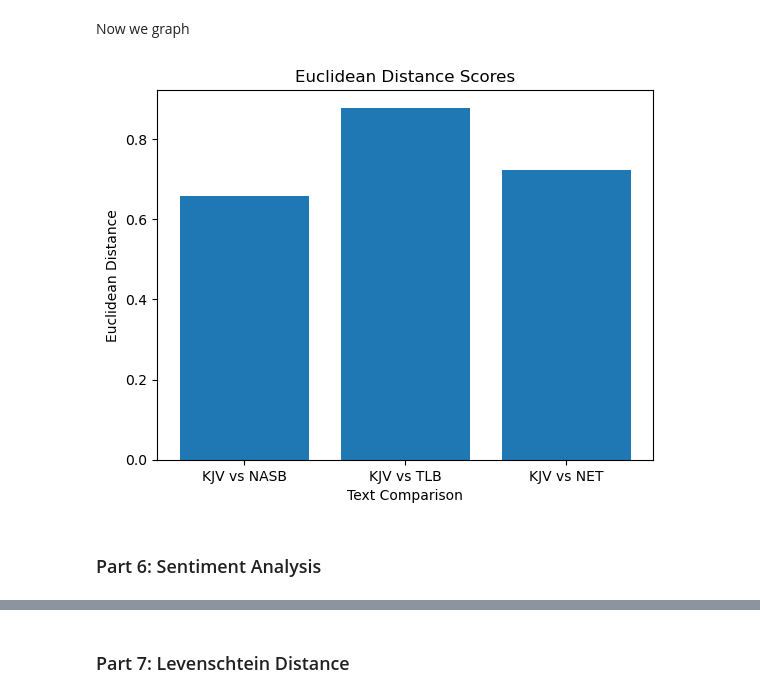
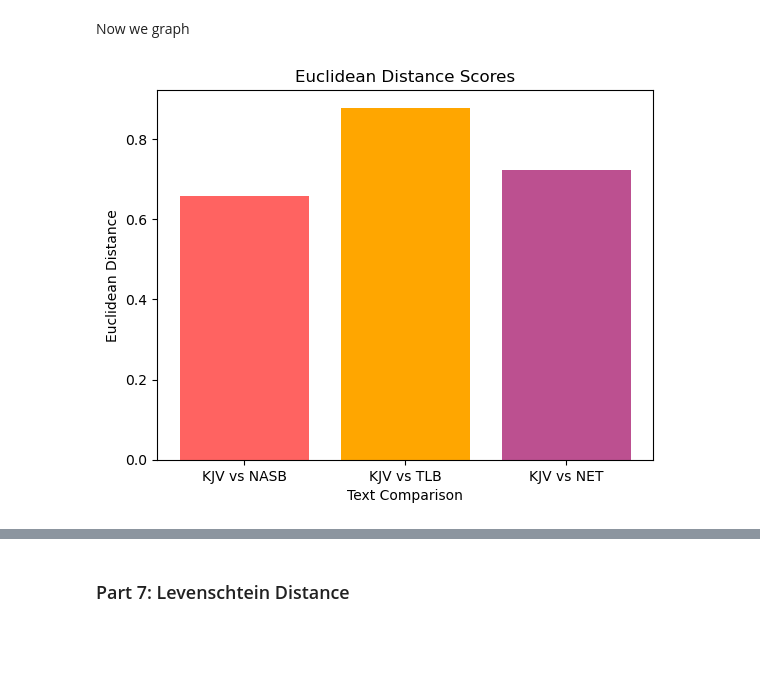
Before and after one commit to arianwyn-frank/PFTA-Final, a Jupyter notebook: Bible Final.ipynb, the cells around one changed output, grey strips where cells are left out. Cells and saved outputs as stored; diff of their text form; code cells hidden in the pictures; blank space fills up the shorter version.

Commit message:
The daily bread
All visualizations complete

```diff
--- a/Bible Final.ipynb
+++ b/Bible Final.ipynb
@@ -379,9 +388,12 @@ Pie charts of POS distribution
 pos_relative.drop(index=['SPACE', 'SCONJ', 'PUNCT', 'ADP', 'AUX', 'CCONJ', 'NUM', 'PART', 'DET', 'SYM', 'INTJ', 'X'], inplace=True)
 # %%
 import matplotlib.pyplot as plt
+import seaborn as sns
 
 pos_labels = ['Pronouns', 'Adverbs', 'Verbs', 'Proper Nouns', 'Nouns', 'Adjectives']
 plt.figure(figsize=(12, 5))
+colors = ['#ff6361', '#FFa600', '#bc5090', '#b3c2e8', '#58508d', '#003f5c']
+sns.set_palette(colors)
 
 plt.subplot(2, 2, 1)
 plt.pie(pos_relative['nasb_gospels'], labels=round(pos_relative['nasb_gospels'], 2))
@@ -490,12 +502,10 @@ Now we graph
 # %%
 labels = ['KJV vs NASB', 'KJV vs TLB', 'KJV vs NET']
 
-plt.bar(labels, euclidean_scores)
+plt.bar(labels, euclidean_scores, color=colors)
 plt.title('Euclidean Distance Scores')
 plt.xlabel('Text Comparison')
 plt.ylabel('Euclidean Distance')
 plt.show()
 # %% [output]
-[figure, old version]
+[figure, new version]
-# %% [markdown]
-### Part 6: Sentiment Analysis
```
Also changed, not shown: parts of 35 cells of this notebook, 9 other files.
